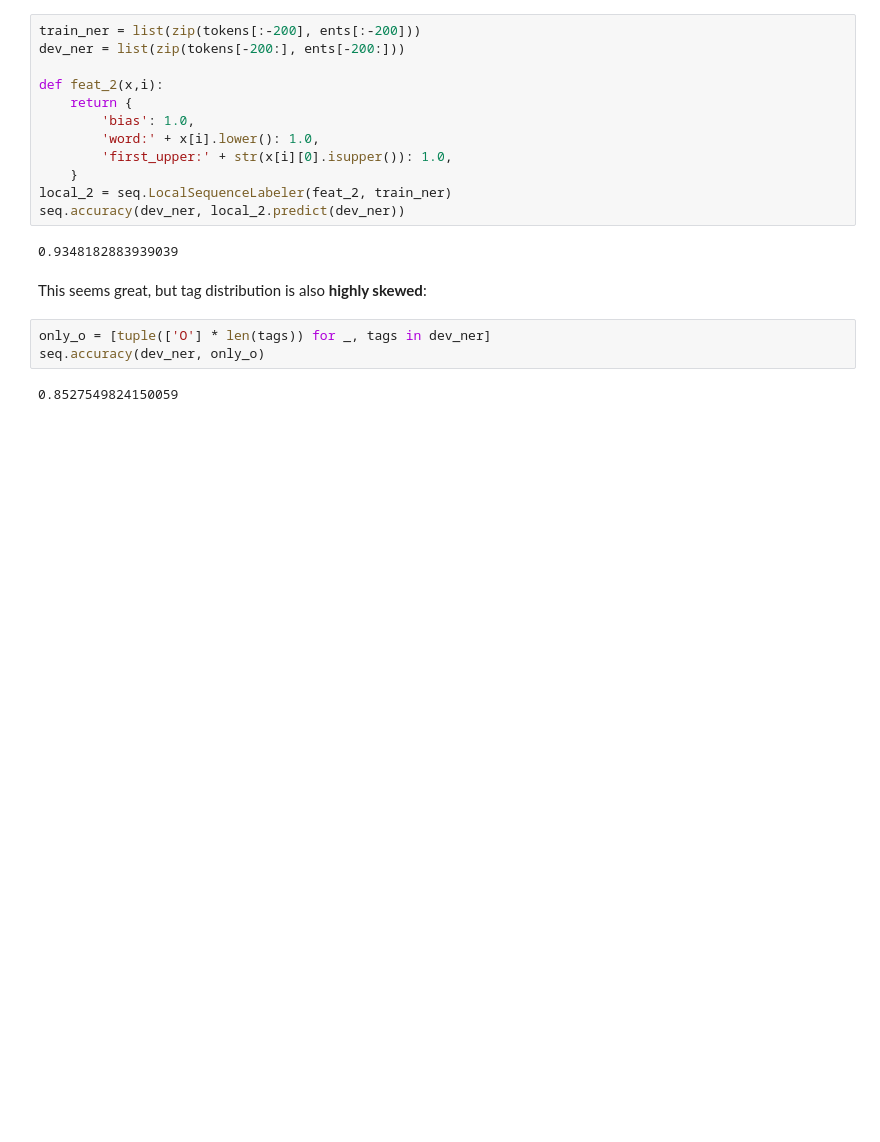
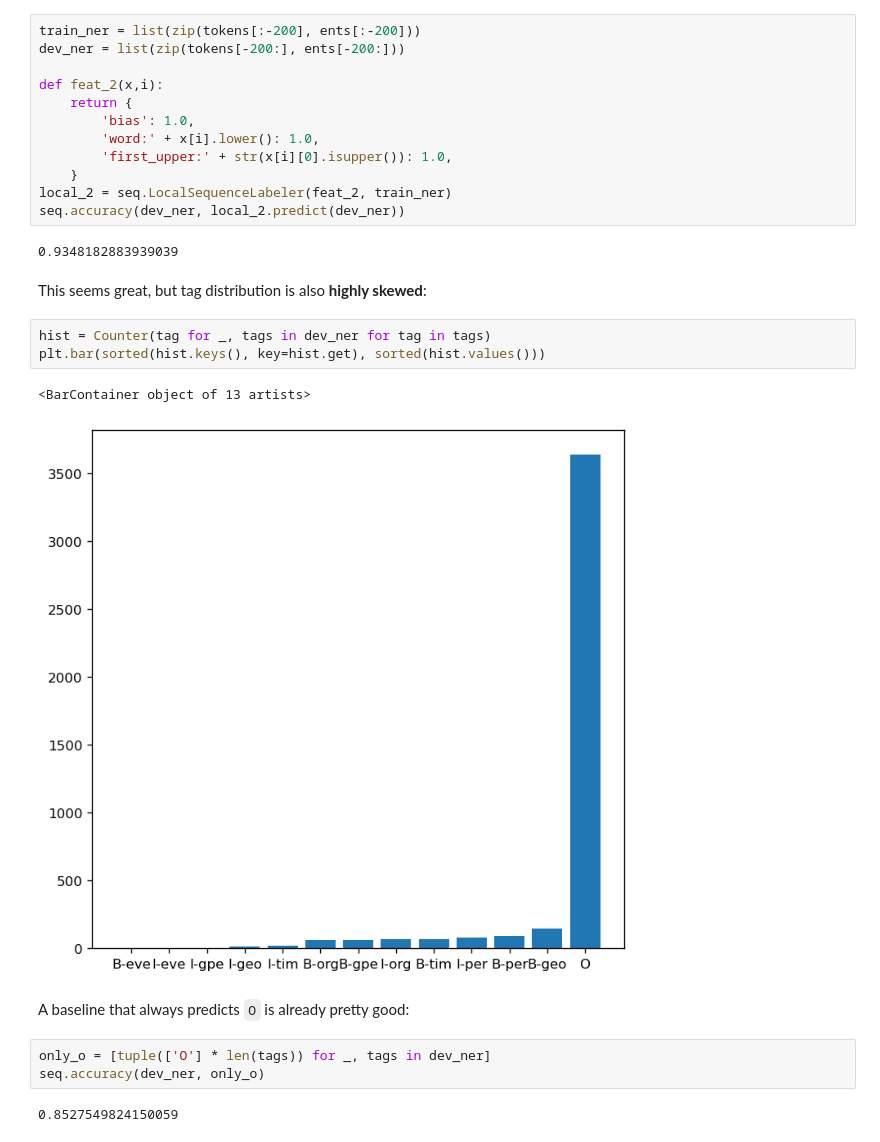
Before and after one commit to copenlu/stat-nlp-book, a Jupyter notebook: chapters/sequence_labeling_slides.ipynb, the cells around one changed output. Cells and saved outputs as stored; diff of their text form; blank space fills up the shorter version.

```diff
--- a/chapters/sequence_labeling_slides.ipynb
+++ b/chapters/sequence_labeling_slides.ipynb
@@ -491,6 +497,14 @@ seq.accuracy(dev_ner, local_2.predict(dev_ner))
 0.9348182883939039
 # %% [markdown]
 This seems great, but tag distribution is also **highly skewed**:
+# %%
+hist = Counter(tag for _, tags in dev_ner for tag in tags)
+plt.bar(sorted(hist.keys(), key=hist.get), sorted(hist.values()))
+# %% [output]
+<BarContainer object of 13 artists>
+[figure, added]
+# %% [markdown]
+A baseline that always predicts `O` is already pretty good:
 # %%
 only_o = [tuple(['O'] * len(tags)) for _, tags in dev_ner]
 seq.accuracy(dev_ner, only_o)
```
Also changed, not shown: parts of 18 cells of this notebook, 2 other files.
